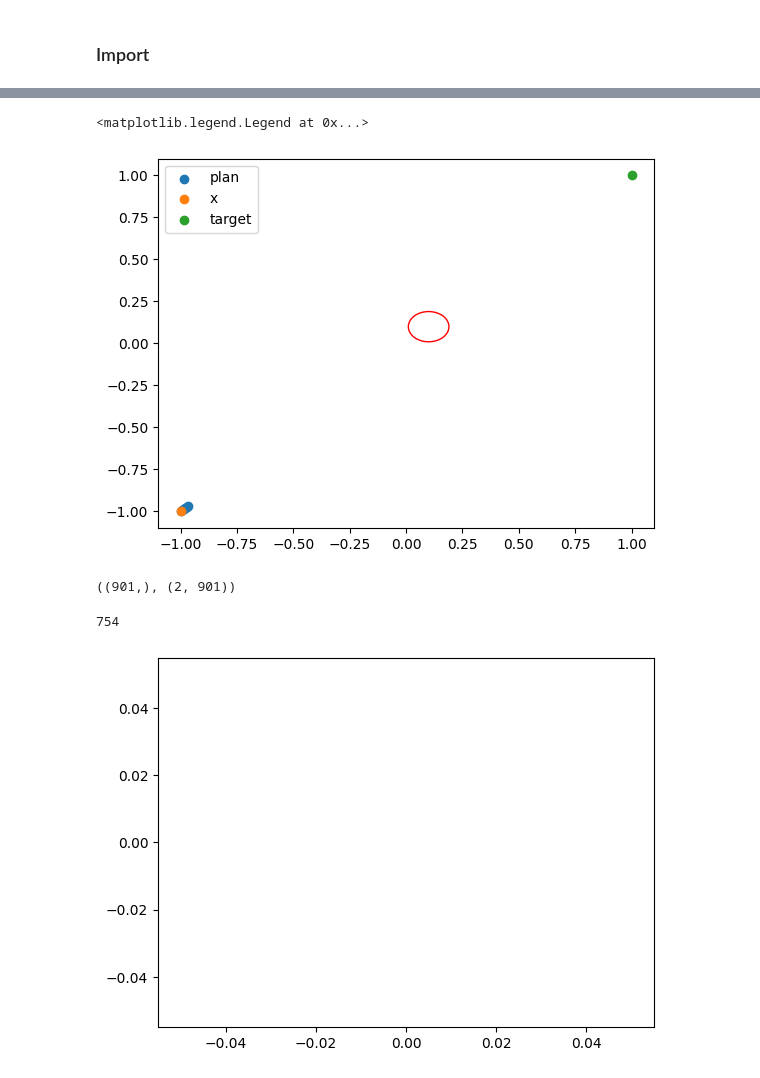
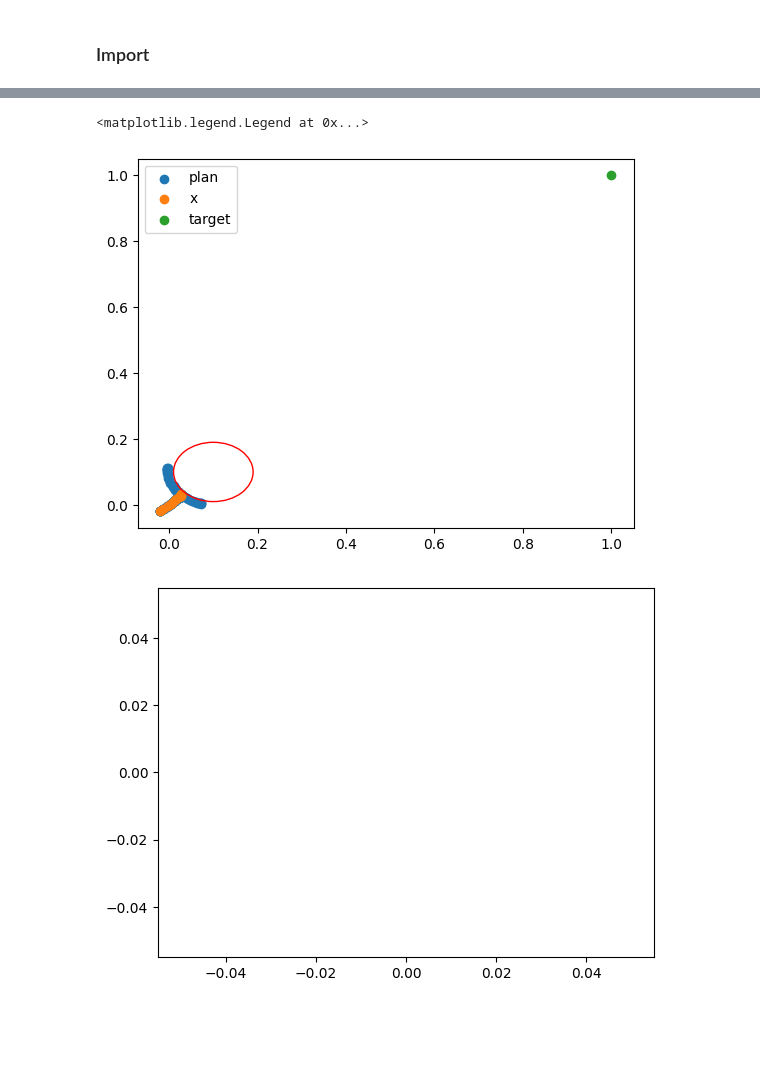
Before and after one commit to DelftMercurians/Dies, a Jupyter notebook: strategy/test-strat/src/dies_test_strat/DyObs_MPC_Animation.ipynb, the cells around one changed output, grey strips where cells are left out. Drawn from its saved outputs; the diff is of its cells as text; code cells hidden in the pictures; blank space fills up the shorter version.

```diff
--- a/strategy/test-strat/src/dies_test_strat/DyObs_MPC_Animation.ipynb
+++ b/strategy/test-strat/src/dies_test_strat/DyObs_MPC_Animation.ipynb
@@ -281,6 +269,8 @@ def simulate(
 
     initial_guess_x = None
 
+    maxvel = 0.5
+
     x[:, 0] = np.array(x_init)
     x_target = np.array(x_target)
     for t in tqdm(range(len(timesteps)), total=len(timesteps)):
@@ -294,12 +284,13 @@ def simulate(
             x_target=x_target,
             pos_constraints=pos_constraints,
             vel_constraints=vel_constraints,
-            max_vel=0.08,
+            max_vel=maxvel,
             v_max_penalty=300,
             obstacles=obstacles,
             move_obstacles=[],
             last_plan=initial_guess_x,
             dt=dt,
+            tw=maxvel/acceleration,
         )
         u[:, t] = u_out
         plans[:, :, t] = plan
@@ -343,7 +334,7 @@ x, xdot, u, plans, timesteps, obstacles = simulate(
     x_target=x_target,
     obstacles=obstacles,
     dt=1 / 30,  # Time step [s]
-    N=5,  # Time Horizon
+    N=20,  # Time Horizon
     pos_constraints=pos_constraints,
     vel_constraints=vel_constraints,
     acc_constraints=[
@@ -353,7 +344,7 @@ x, xdot, u, plans, timesteps, obstacles = simulate(
         1,
     ],  # Acceleration Constraints [m/s^2]:    [x_min, x_max, y_min, y_max]
     velocity_res=0.0001,  # m/s
-    acceleration=0.2,  # m/s^2
+    acceleration=3,  # m/s^2
 )
 # %% [output]
 Timesteps: 900
@@ -363,23 +353,15 @@ Failed to find a solution at t=0
 # %%
-plt.scatter(plans[0, :, :], plans[1, :, :], label="plan")
-plt.scatter(x[0, :], x[1, :], label="x")
+plt.scatter(plans[0, :, -10:], plans[1, :, -10:], label="plan")
+plt.scatter(x[0, -10:], x[1, -10:], label="x")
 plt.scatter(x_target[0], x_target[1], label="target")
 # plt.scatter(obstacles[:, 0], obstacles[:, 1], label="obstacles")
 # Draw the obstacles with radius
 for i in range(len(obstacles)):
     plt.gca().add_patch(plt.Circle((obstacles[i, 0], obstacles[i, 1]), obstacles[i, 2], color='r', fill=False))
 plt.legend()
 # %% [output]
 <matplotlib.legend.Legend at 0x...>
-[figure, old version]
+[figure, new version]
-# %%
-np.linalg.norm(x, axis=0).shape, x.shape
-# %% [output]
-((901,), (2, 901))
-# %%
-np.argmax(np.linalg.norm(x, axis=0))
-# %% [output]
-754
 # %%
 # Calculate x slope
 slope = np.linalg.norm((x[:, 1:] - x[:, :-1]), axis=0) / (1/30)
```
Also changed, not shown: parts of 5 cells of this notebook, 7 other files.
